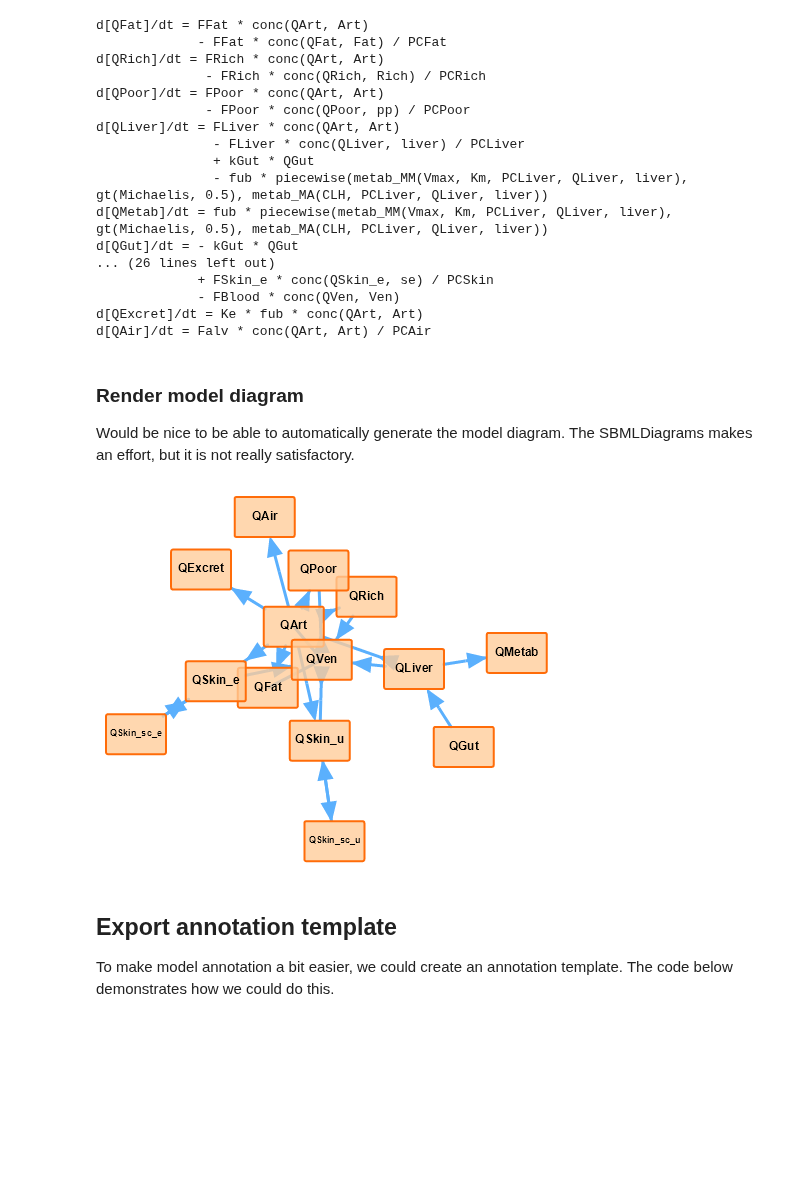
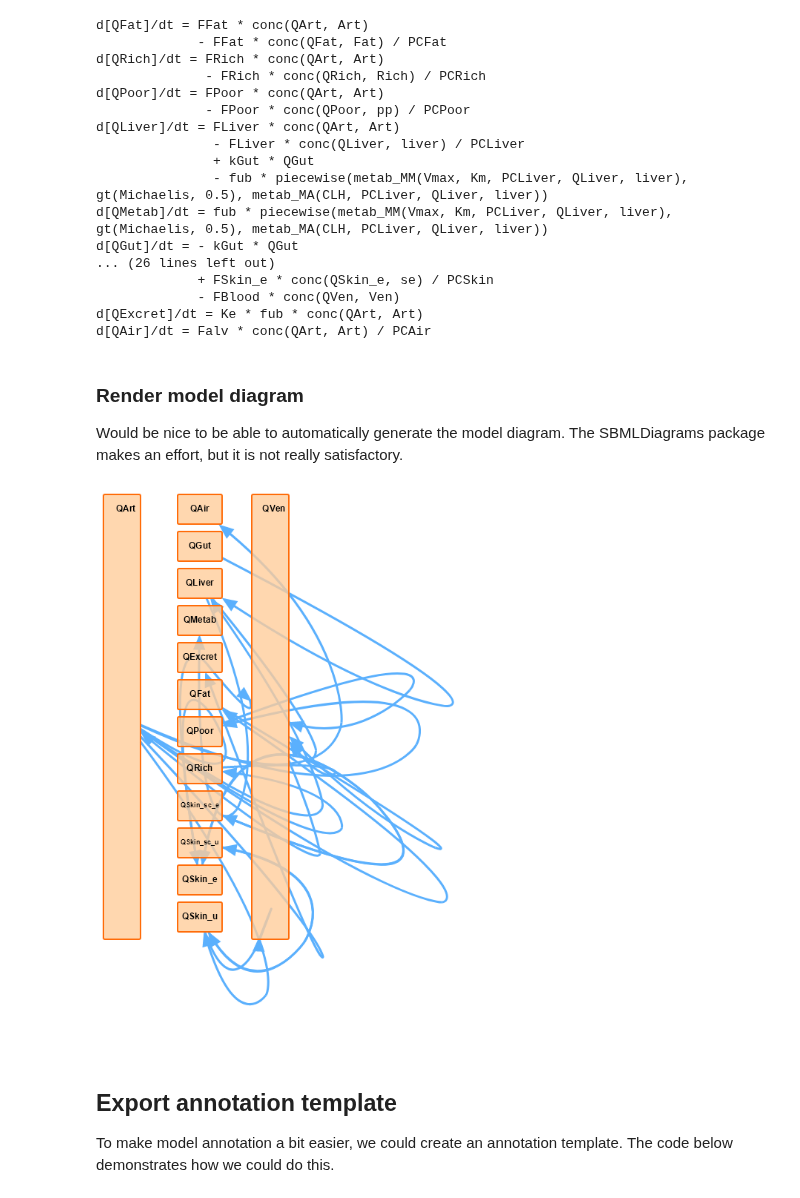
Before and after one commit to rivm-syso/euromix-to-sbml, a Jupyter notebook: notebooks/get_model_info.ipynb, the cells around one changed output. Saved outputs shown, nothing was run; the diff lists cells and outputs as text; code cells hidden in the pictures; blank space fills up the shorter version.

```diff
--- a/notebooks/get_model_info.ipynb
+++ b/notebooks/get_model_info.ipynb
@@ -252,14 +252,30 @@ d[QAir]/dt = Falv * conc(QArt, Art) / PCAir
 # %% [markdown]
 ### Render model diagram
 
-Would be nice to be able to automatically generate the model diagram. The SBMLDiagrams makes an effort, but it is not really satisfactory.
+Would be nice to be able to automatically generate the model diagram. The SBMLDiagrams package makes an effort, but it is not really satisfactory.
-# %%
-import SBMLDiagrams
-df = SBMLDiagrams.load(sbml_file)
-df.autolayout()
-df.draw()
-# %% [output]
-[figure, removed]
+# %%
+import SBMLDiagrams
+df = SBMLDiagrams.load(sbml_file)
+#df.autolayout()
+df.setNodeAndTextPosition('QVen', [300, 50])
+df.setNodeSize('QVen', [50, 600])
+df.setNodeAndTextPosition('QArt', [100, 50])
+df.setNodeSize('QArt', [50, 600])
+df.setNodeAndTextPosition('QAir', [200, 50])
+df.setNodeAndTextPosition('QGut', [200, 100])
+df.setNodeAndTextPosition('QLiver', [200, 150])
+df.setNodeAndTextPosition('QMetab', [200, 200])
+df.setNodeAndTextPosition('QExcret', [200, 250])
+df.setNodeAndTextPosition('QFat', [200, 300])
+df.setNodeAndTextPosition('QPoor', [200, 350])
+df.setNodeAndTextPosition('QRich', [200, 400])
+df.setNodeAndTextPosition('QSkin_sc_e', [200, 450])
+df.setNodeAndTextPosition('QSkin_sc_u', [200, 500])
+df.setNodeAndTextPosition('QSkin_e', [200, 550])
+df.setNodeAndTextPosition('QSkin_u', [200, 600])
+df.draw()
+# %% [output]
+[figure, added]
 # %% [markdown]
 ## Export annotation template
 
```
Also changed, not shown: parts of 6 cells of this notebook, 3 other files.
